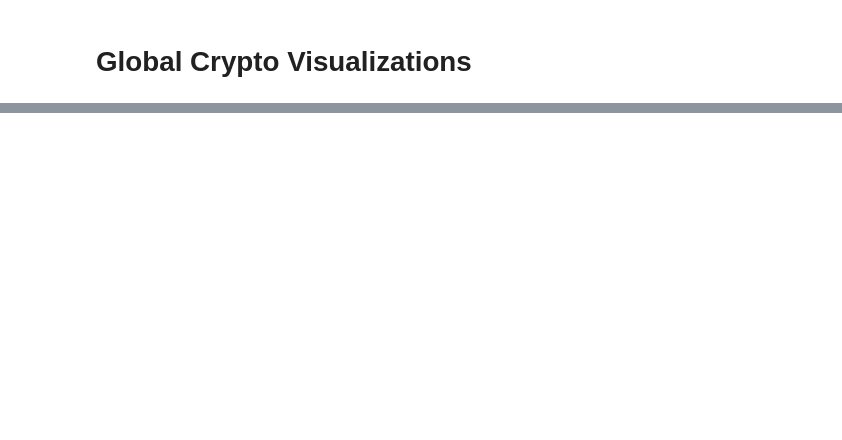
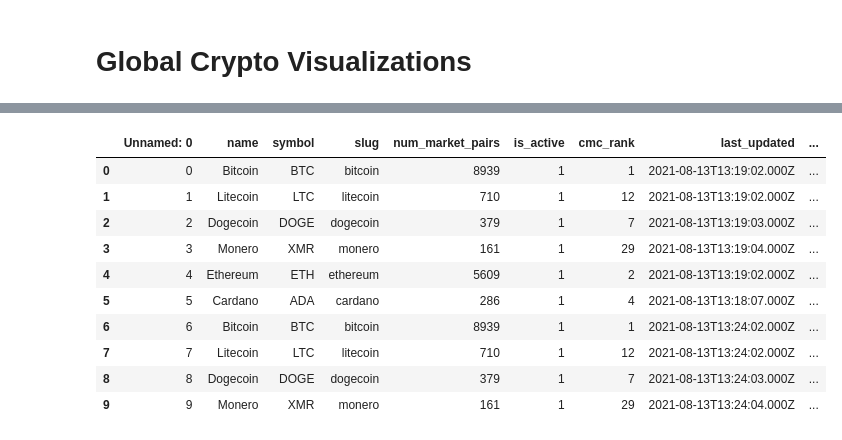
Before and after one commit to jasonjgarcia24/global-crypto-behavior-1, a Jupyter notebook: Visualizations.ipynb, the cells around one changed output, grey strips where cells are left out. Saved outputs shown, nothing was run; the diff lists cells and outputs as text; code cells hidden in the pictures; blank space fills up the shorter version.

```diff
--- a/Visualizations.ipynb
+++ b/Visualizations.ipynb
@@ -233,0 +13,18 @@ PandasInterface expects tabular data, for more information on supported datatype
+# %%
+file_path = "./data/latest-quotes_data_ALL.csv"
+df = pd.read_csv(file_path)
+df["quote.USD.last_updated"] = pd.to_datetime(df["quote.USD.last_updated"])
+df.drop(['Unnamed: 17', 'Unnamed: 18', 'Unnamed: 19', 'Unnamed: 20', 'Unnamed: 21'], axis=1, inplace=True)
+df.head(10)
+# %% [output]
+|  | Unnamed: 0 | name | symbol | slug | num_market_pairs | is_active | cmc_rank | last_updated | ... |
+| 0 | 0 | Bitcoin | BTC | bitcoin | 8939 | 1 | 1 | 2021-08-13T13:19:02.000Z | ... |
+| 1 | 1 | Litecoin | LTC | litecoin | 710 | 1 | 12 | 2021-08-13T13:19:02.000Z | ... |
+| 2 | 2 | Dogecoin | DOGE | dogecoin | 379 | 1 | 7 | 2021-08-13T13:19:03.000Z | ... |
+| 3 | 3 | Monero | XMR | monero | 161 | 1 | 29 | 2021-08-13T13:19:04.000Z | ... |
+| 4 | 4 | Ethereum | ETH | ethereum | 5609 | 1 | 2 | 2021-08-13T13:19:02.000Z | ... |
+| 5 | 5 | Cardano | ADA | cardano | 286 | 1 | 4 | 2021-08-13T13:18:07.000Z | ... |
+| 6 | 6 | Bitcoin | BTC | bitcoin | 8939 | 1 | 1 | 2021-08-13T13:24:02.000Z | ... |
+| 7 | 7 | Litecoin | LTC | litecoin | 710 | 1 | 12 | 2021-08-13T13:24:02.000Z | ... |
+| 8 | 8 | Dogecoin | DOGE | dogecoin | 379 | 1 | 7 | 2021-08-13T13:24:03.000Z | ... |
+| 9 | 9 | Monero | XMR | monero | 161 | 1 | 29 | 2021-08-13T13:24:04.000Z | ... |
```
Also changed, not shown: parts of 17 cells of this notebook, 1 other file.
